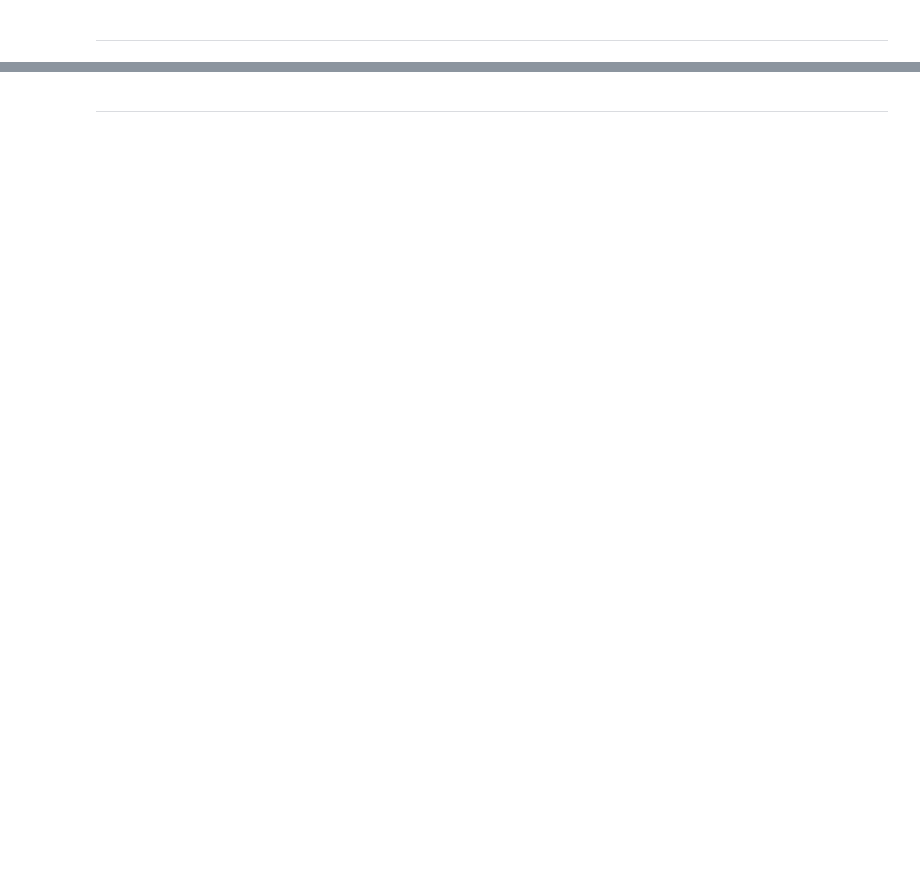
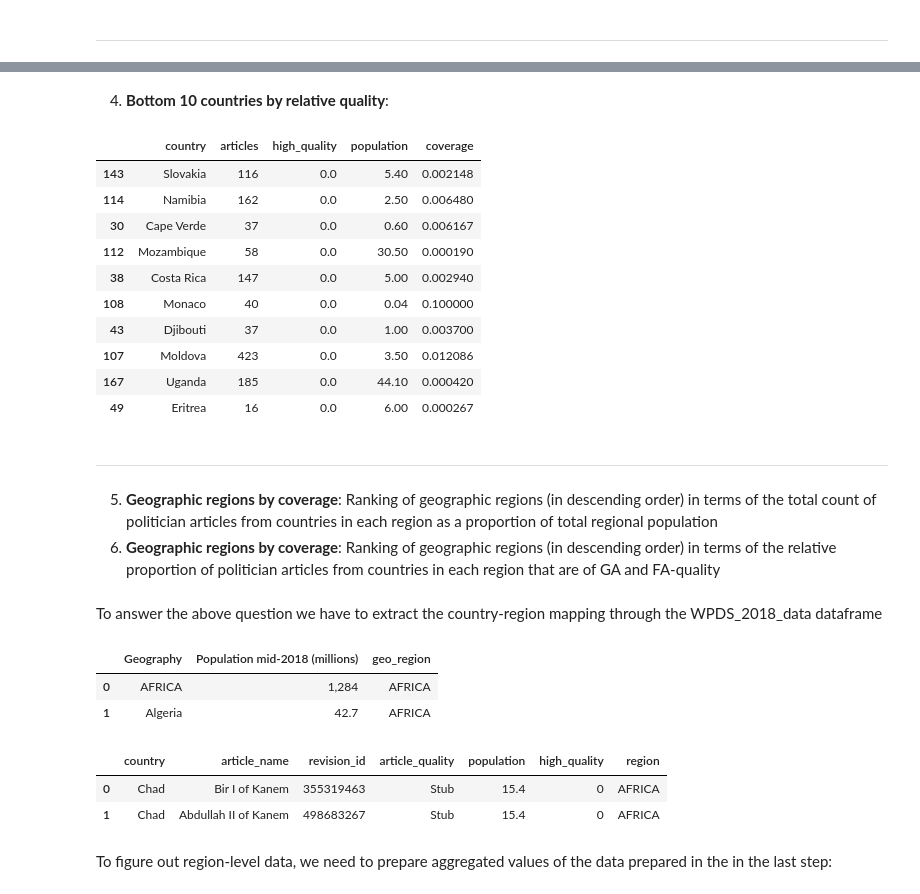
Before and after one commit to nmnshrma/data-512-a2, a Jupyter notebook: hcds-a2-bias.ipynb, the cells around one changed output, grey strips where cells are left out. Cells and saved outputs as stored; diff of their text form; code cells hidden in the pictures; blank space fills up the shorter version.

```diff
--- a/hcds-a2-bias.ipynb
+++ b/hcds-a2-bias.ipynb
@@ -358,2 +370,63 @@ region_group_data.sort_values(by='relative_quality', ascending=False).head(n=10)
+# %% [markdown]
+4. **Bottom 10 countries by relative quality**:
+# %%
+country_group_data.sort_values(by='high_quality', ascending=True).head(n=10)
+# %% [output]
+|  | country | articles | high_quality | population | coverage |
+| 143 | Slovakia | 116 | 0.0 | 5.40 | 0.002148 |
+| 114 | Namibia | 162 | 0.0 | 2.50 | 0.006480 |
+| 30 | Cape Verde | 37 | 0.0 | 0.60 | 0.006167 |
+| 112 | Mozambique | 58 | 0.0 | 30.50 | 0.000190 |
+| 38 | Costa Rica | 147 | 0.0 | 5.00 | 0.002940 |
+| 108 | Monaco | 40 | 0.0 | 0.04 | 0.100000 |
+| 43 | Djibouti | 37 | 0.0 | 1.00 | 0.003700 |
+| 107 | Moldova | 423 | 0.0 | 3.50 | 0.012086 |
+| 167 | Uganda | 185 | 0.0 | 44.10 | 0.000420 |
+| 49 | Eritrea | 16 | 0.0 | 6.00 | 0.000267 |
 # %% [markdown]
 ---
+# %% [markdown]
+5. **Geographic regions by coverage**: Ranking of geographic regions (in descending order) in terms of the total count of politician articles from countries in each region as a proportion of total regional population
+6. **Geographic regions by coverage**: Ranking of geographic regions (in descending order) in terms of the relative proportion of politician articles from countries in each region that are of GA and FA-quality
+# %% [markdown]
+To answer the above question we have to extract the country-region mapping through the WPDS_2018_data dataframe
+# %%
+# Declares a new column to be filled with region names
+WPDS_2018_data.loc[:,'geo_region'] = None
+
+# Extracting list of regions to be mapped to country
+geo_regions = list(WPDS_2018_data_region.Geography)
+
+# We extract the region by mapping the first occurence of region in the WPDS_2018_data dataframe
+for idx, geo_region in enumerate(geo_regions):
+    i = int(WPDS_2018_data.index[WPDS_2018_data.Geography== geo_region][0])
+
+    if geo_region != geo_regions[-1]:
+        region_next = geo_regions[idx+1]
+        i_next = int(WPDS_2018_data.index[WPDS_2018_data.Geography== region_next][0])
+        WPDS_2018_data.loc[i:i_next, 'geo_region'] = geo_region
+    else:
+        WPDS_2018_data.loc[i:, 'geo_region'] = geo_region
+
+
+WPDS_2018_data.head(n=2)
+# %% [output]
+|  | Geography | Population mid-2018 (millions) | geo_region |
+| 0 | AFRICA | 1,284 | AFRICA |
+| 1 | Algeria | 42.7 | AFRICA |
+# %%
+# For convinience, we can create a dictionary of the map
+
+country_region_map = dict(list(zip(WPDS_2018_data.Geography,
+                                   WPDS_2018_data.geo_region)))
+
+final_page_data.loc[:, 'region'] = final_page_data.country.map(lambda x:
+                                                               country_region_map.get(x, 'None'))
+
+final_page_data.head(n=2)
+# %% [output]
+|  | country | article_name | revision_id | article_quality | population | high_quality | region |
+| 0 | Chad | Bir I of Kanem | 355319463 | Stub | 15.4 | 0 | AFRICA |
+| 1 | Chad | Abdullah II of Kanem | 498683267 | Stub | 15.4 | 0 | AFRICA |
+# %% [markdown]
+To figure out region-level data, we need to prepare aggregated values of the data prepared in the in the last step:
```
Also changed, not shown: parts of 59 cells of this notebook, 2 other files.
